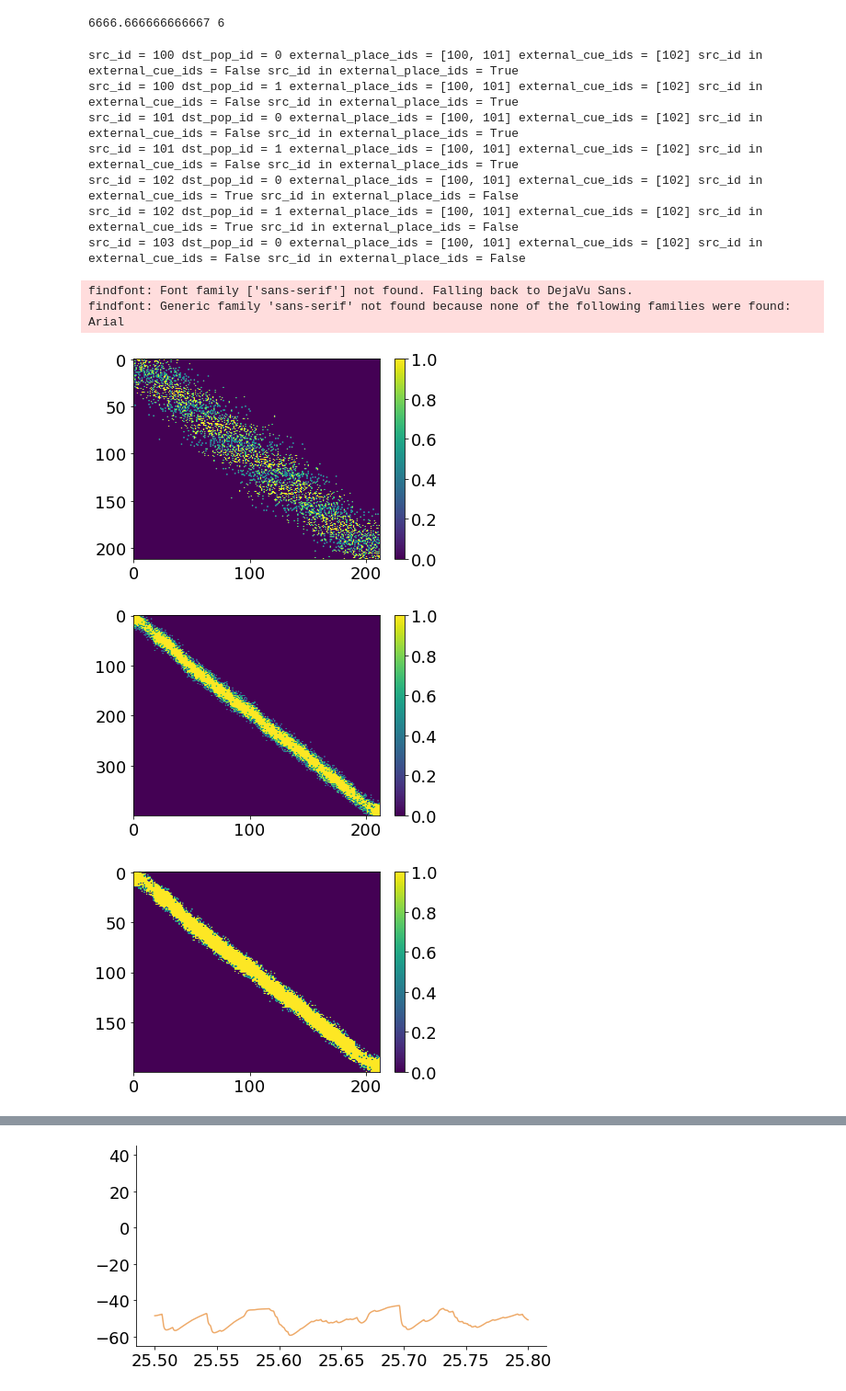
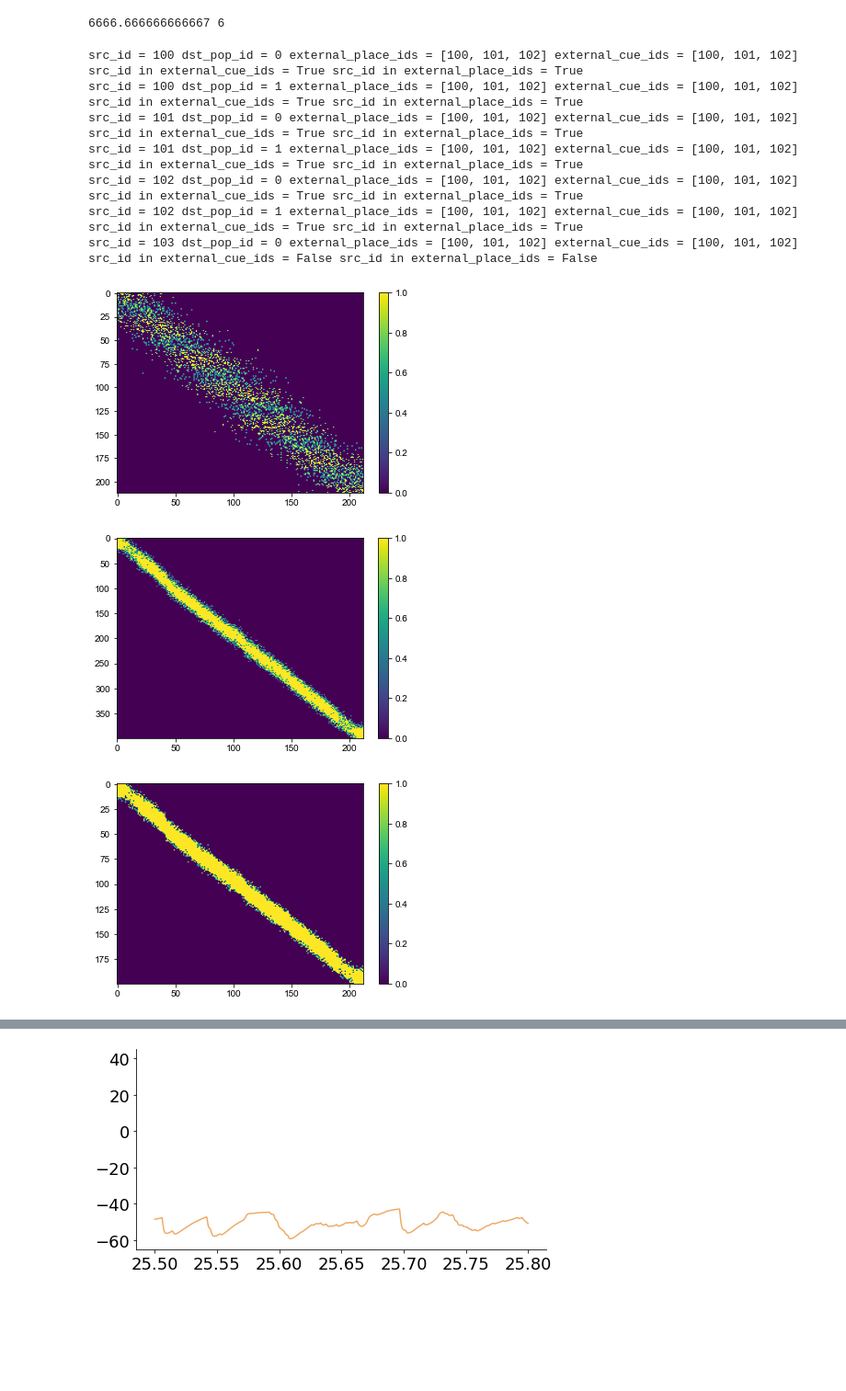
Before and after one commit to soltesz-lab/ca3_biophysical, a Jupyter notebook: notebooks/ripple_analysis.ipynb, the cells around one changed output, grey strips where cells are left out. Shown at 92% size. Cells and saved outputs as stored; diff of their text form; code cells hidden in the pictures; blank space fills up the shorter version.

```diff
--- a/notebooks/ripple_analysis.ipynb
+++ b/notebooks/ripple_analysis.ipynb
@@ -60,47 +94,45 @@ place_information = {'place ids': [0], 'place fracs': [0.80]}
 #diagram = WiringDiagram('params/circuitparams_ripple_72522.yaml', place_information)
 diagram = WiringDiagram(os.path.join(params_path, 'circuitparams_ripple.yaml'), place_information)
 
 diagram.generate_internal_connectivity()
 
 external_kwargs = {}
 external_kwargs['place information'] = diagram.place_information
-external_kwargs['external place ids'] = [100, 101]
+external_kwargs['external place ids'] = [100, 101, 102]
 external_kwargs['cue information'] = diagram.place_information
-external_kwargs['external cue ids'] = [102]
+external_kwargs['external cue ids'] = [100, 101, 102]
 
 diagram.generate_external_connectivity(ar.cell_information, **external_kwargs)
 diagram.generate_septal_connectivity()
 
 place_ids = diagram.place_information[0]['place']
 
 plt.figure()
 plt.imshow(diagram.internal_adj_matrices[0][0][place_ids,:][:,place_ids], aspect='auto')
 plt.colorbar()
 plt.show()
 
 
 plt.figure()
 plt.imshow(diagram.external_adj_matrices[100][0][:,place_ids], aspect='auto')
 plt.colorbar()
 plt.show()
 
 plt.figure()
 plt.imshow(diagram.external_adj_matrices[101][0][:,place_ids], aspect='auto')
 plt.colorbar()
 plt.show()
 # %% [output]
-src_id = 100 dst_pop_id = 0 external_place_ids = [100, 101] external_cue_ids = [102] src_id in external_cue_ids = False src_id in external_place_ids = True
-src_id = 100 dst_pop_id = 1 external_place_ids = [100, 101] external_cue_ids = [102] src_id in external_cue_ids = False src_id in external_place_ids = True
-src_id = 101 dst_pop_id = 0 external_place_ids = [100, 101] external_cue_ids = [102] src_id in external_cue_ids = False src_id in external_place_ids = True
-src_id = 101 dst_pop_id = 1 external_place_ids = [100, 101] external_cue_ids = [102] src_id in external_cue_ids = False src_id in external_place_ids = True
-src_id = 102 dst_pop_id = 0 external_place_ids = [100, 101] external_cue_ids = [102] src_id in external_cue_ids = True src_id in external_place_ids = False
-src_id = 102 dst_pop_id = 1 external_place_ids = [100, 101] external_cue_ids = [102] src_id in external_cue_ids = True src_id in external_place_ids = False
-src_id = 103 dst_pop_id = 0 external_place_ids = [100, 101] external_cue_ids = [102] src_id in external_cue_ids = False src_id in external_place_ids = False
+src_id = 100 dst_pop_id = 0 external_place_ids = [100, 101, 102] external_cue_ids = [100, 101, 102] src_id in external_cue_ids = True src_id in external_place_ids = True
+src_id = 100 dst_pop_id = 1 external_place_ids = [100, 101, 102] external_cue_ids = [100, 101, 102] src_id in external_cue_ids = True src_id in external_place_ids = True
+src_id = 101 dst_pop_id = 0 external_place_ids = [100, 101, 102] external_cue_ids = [100, 101, 102] src_id in external_cue_ids = True src_id in external_place_ids = True
+src_id = 101 dst_pop_id = 1 external_place_ids = [100, 101, 102] external_cue_ids = [100, 101, 102] src_id in external_cue_ids = True src_id in external_place_ids = True
+src_id = 102 dst_pop_id = 0 external_place_ids = [100, 101, 102] external_cue_ids = [100, 101, 102] src_id in external_cue_ids = True src_id in external_place_ids = True
+src_id = 102 dst_pop_id = 1 external_place_ids = [100, 101, 102] external_cue_ids = [100, 101, 102] src_id in external_cue_ids = True src_id in external_place_ids = True
+src_id = 103 dst_pop_id = 0 external_place_ids = [100, 101, 102] external_cue_ids = [100, 101, 102] src_id in external_cue_ids = False src_id in external_place_ids = False
-findfont: Font family ['sans-serif'] not found. Falling back to DejaVu Sans.
-findfont: Generic family 'sans-serif' not found because none of the following families were found: Arial
-[figure, old version]
+[figure, new version]
-[figure, old version]
+[figure, new version]
-[figure, old version]
+[figure, new version]
 # %%
 def pull_spike_times(population2info_dict):
     spike_times = []
```
Also changed, not shown: parts of 24 cells of this notebook.
